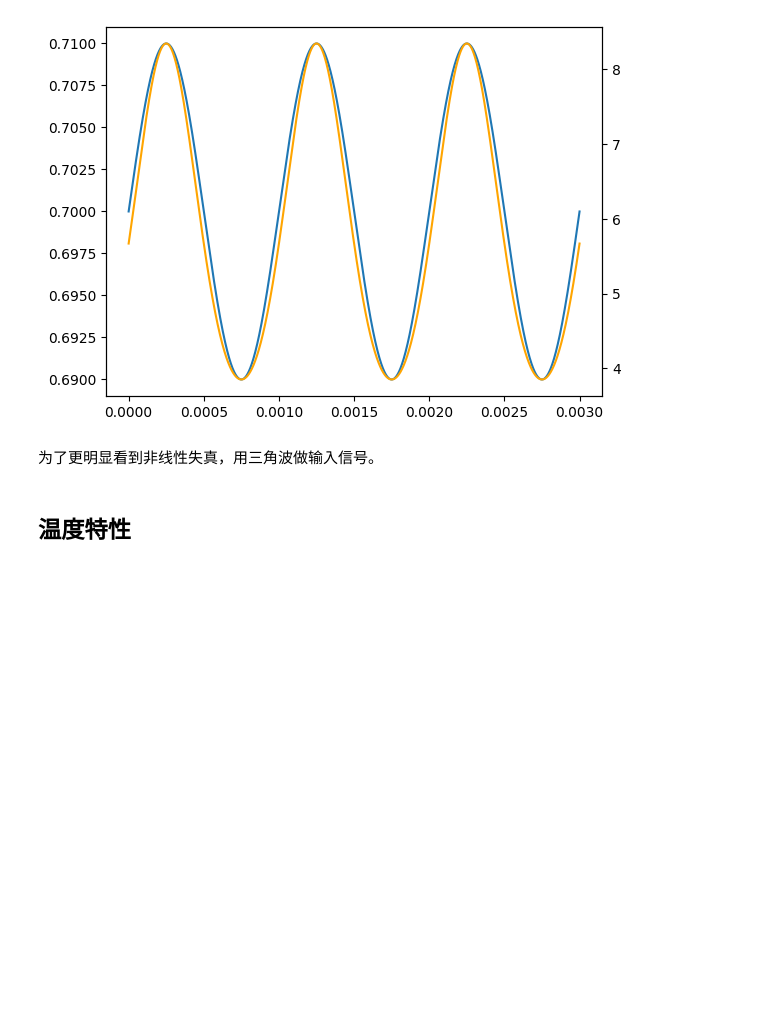
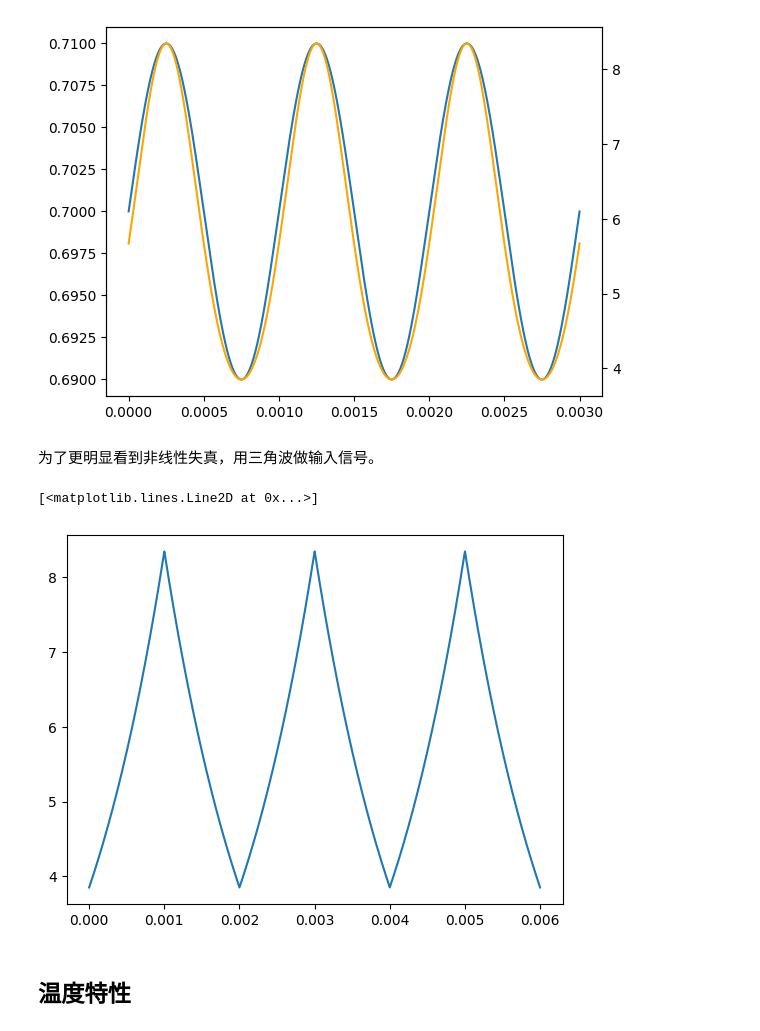
Before and after one commit to chenshuo/nuedc, a Jupyter notebook: docs/diode.ipynb, the cells around one changed output. Saved outputs shown, nothing was run; the diff lists cells and outputs as text; code cells hidden in the pictures; blank space fills up the shorter version.

```diff
--- a/docs/diode.ipynb
+++ b/docs/diode.ipynb
@@ -122,6 +131,17 @@ plt.plot(t, Id, 'orange')
 [figure]
 # %% [markdown]
 为了更明显看到非线性失真，用三角波做输入信号。
+# %%
+ng.circ('''
+  V anode 0 PULSE(0.69V 0.71V 0 1m 1m 1u 2m)
+  D anode 0 D
+  .model D D(IS=10fA)
+''')
+ng.cmd('tran 1u 6m')
+plt.plot(ng.vector('time'), -1e3*ng.vector('v#branch'))
+# %% [output]
+[<matplotlib.lines.Line2D at 0x...>]
+[figure, added]
 # %% [markdown]
 ## 温度特性
 # %% [markdown]
```
Also changed, not shown: parts of 3 cells of this notebook, 1 other file.
